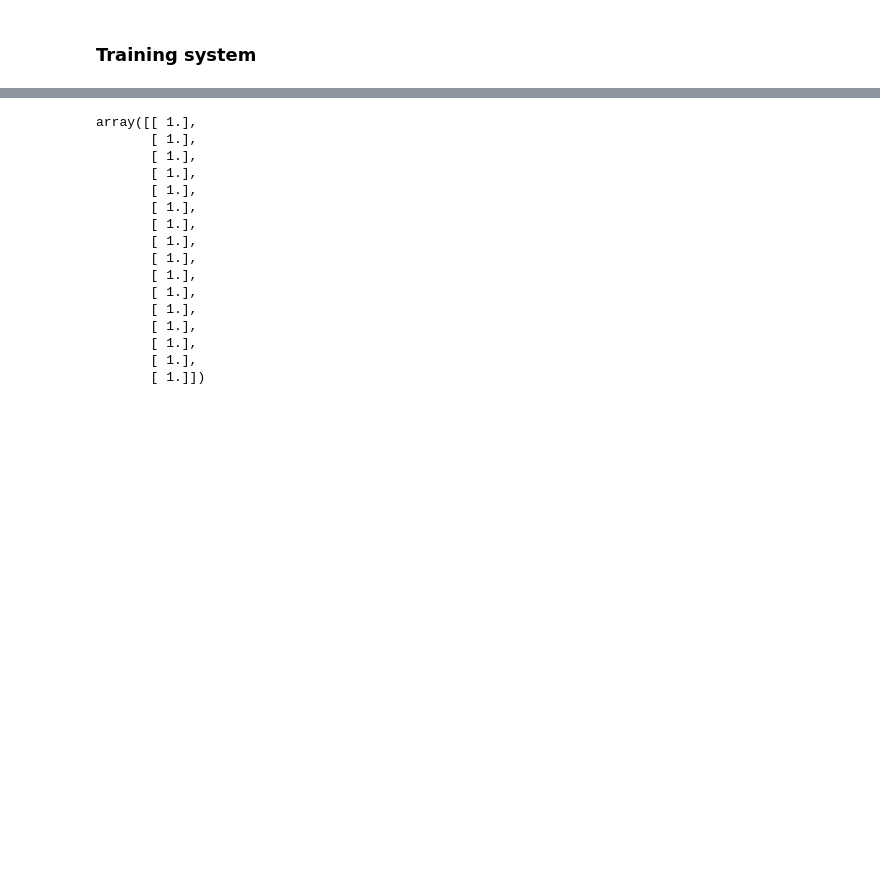
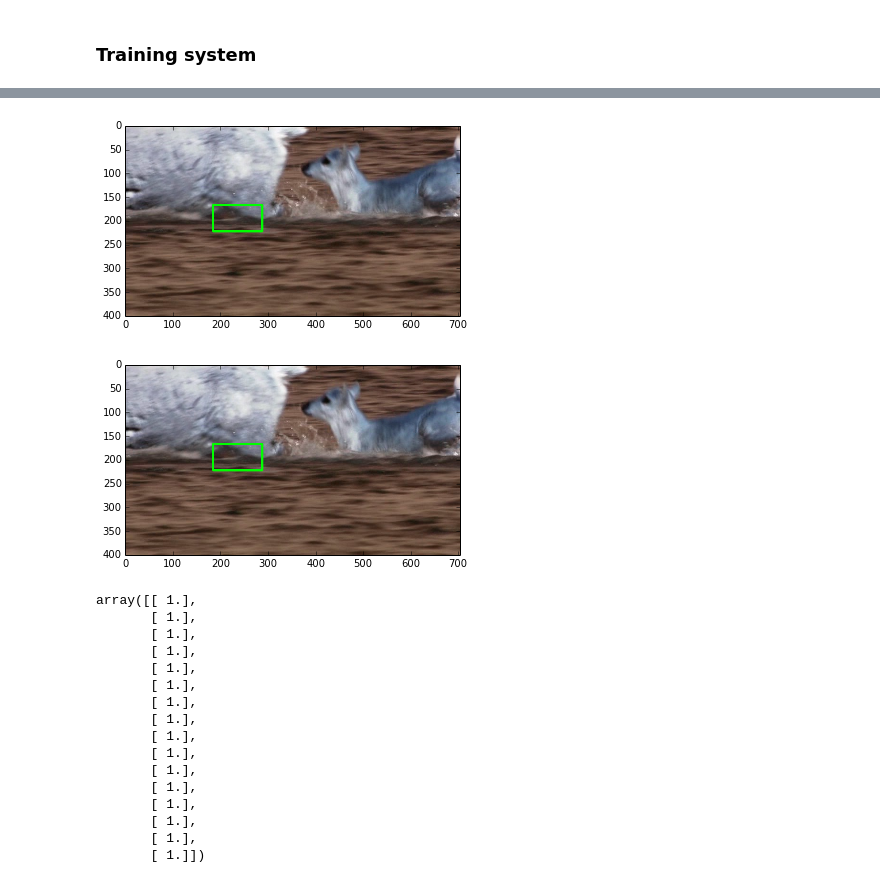
Before and after one commit to Darialfury/pdiclass, a Jupyter notebook: TrackingSystem.ipynb, the cells around one changed output, grey strips where cells are left out. Drawn from its saved outputs; the diff is of its cells as text; code cells hidden in the pictures; blank space fills up the shorter version.

```diff
--- a/TrackingSystem.ipynb
+++ b/TrackingSystem.ipynb
@@ -201,3 +253,42 @@ KeyboardInterrupt:
+# %%
+#draw track estimated
+
+for test_image in frame_list:
+
+    second_mat = cv2.imread(os.path.join(dataset_name,video_name,'img',test_image))
+    max_h, max_w, _ = second_mat.shape
+    result = second_mat.copy()
+    mapped_image = np.zeros([max_h, max_w])
+
+    for i in range(0, max_w, sliding):
+        for j in range(0, max_h, sliding):
+            if((slide_w+i)<max_w)and((slide_h+j)<max_h):
+                extracted = second_mat[j:j+slide_h,i:i+slide_w].copy()
+                cells_to_analyze = grid_image(cv2.cvtColor(extracted,cv2.COLOR_BGR2GRAY))
+                hog_dat = []
+                for k in range(0,len(cells_to_analyze)):
+                    hog_dat.append(hog_manual(cells_to_analyze[k]))
+                samples_to_clasify = np.array(hog_dat)
+                values = clf.decision_function(samples_to_clasify)
+                ava_score = np.mean(values)
+                mapped_image[j:j+slide_h,i:i+slide_w] = ava_score
+
+    confi_map = 255*(mapped_image/(np.max(mapped_image)))
+    roi_hist = cv2.calcHist([roi_confi.astype(np.uint8)],[0],None,[256],[0,256])
+    cv2.normalize(roi_hist,roi_hist,0,255,cv2.NORM_MINMAX)
+
+    dst = cv2.calcBackProject([confi_map.astype(np.uint8)],[0],roi_hist,[0,256],1)
+    _, track_window = cv2.meanShift(dst, track_window, term_crit)
+    x,y,w,h = track_window
+
+    cv2.rectangle(result, (x,y), (x+w,y+h), (0,255,0),3)
+    plt.imshow(result)
+    display.clear_output(wait=True)
+    display.display(plt.gcf())
+    time.sleep(0.002)
+# %% [output]
+[figure, added]
+[figure, added]
 # %%
 np.ones([hog_features_pos.shape[0],1])
 # %% [output]
```
Also changed, not shown: parts of 6 cells of this notebook.
